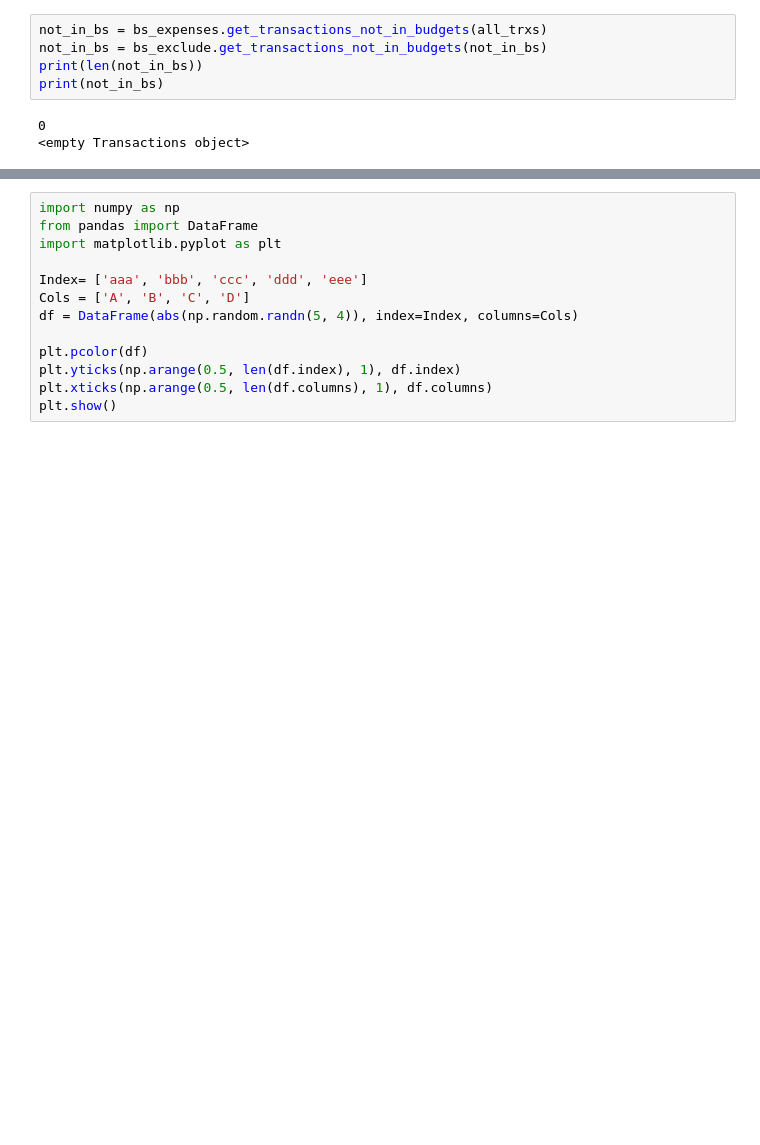
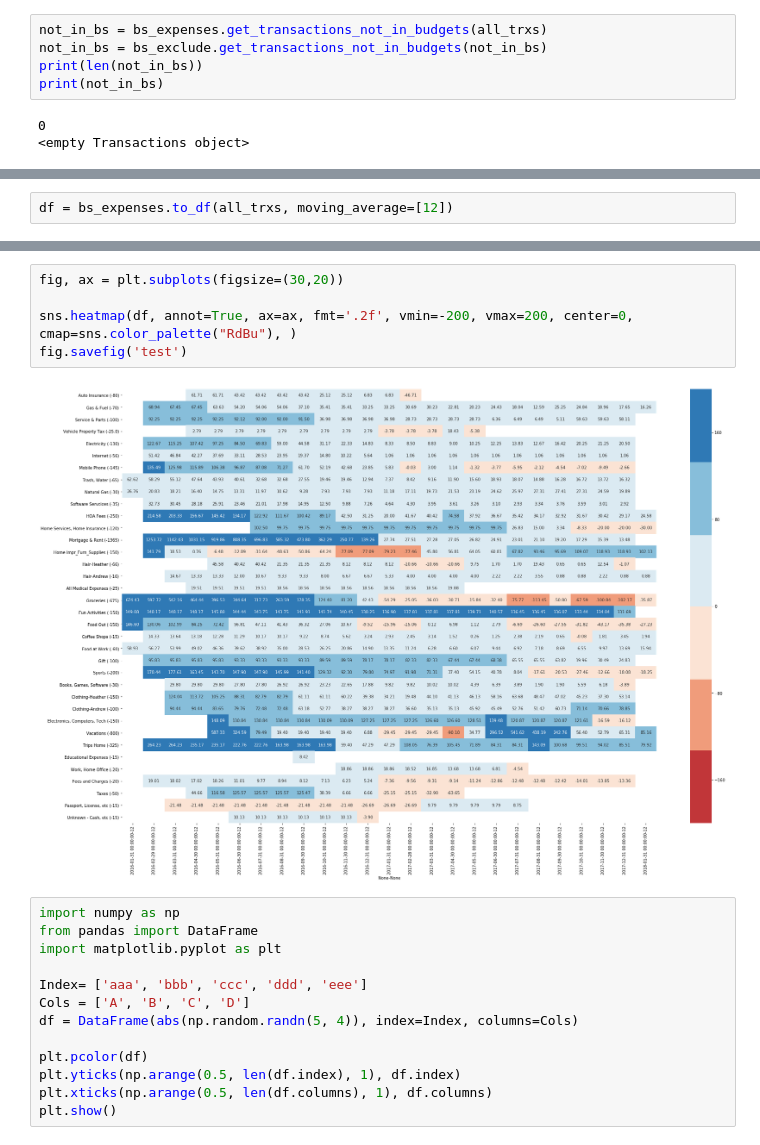
Before and after one commit to scribby182/Menthol, a Jupyter notebook: sandbox.ipynb, the cells around one changed output, grey strips where cells are left out. Cells and saved outputs as stored; diff of their text form; blank space fills up the shorter version.

```diff
--- a/sandbox.ipynb
+++ b/sandbox.ipynb
@@ -329,0 +159,2 @@ plt.close("all")
+# %%
+df = bs_expenses.to_df(all_trxs, moving_average=[12])
@@ -330,3 +183,10 @@ plt.close("all")
+# %%
+fig, ax = plt.subplots(figsize=(30,20))
+
+sns.heatmap(df, annot=True, ax=ax, fmt='.2f', vmin=-200, vmax=200, center=0, cmap=sns.color_palette("RdBu"), )
+fig.savefig('test')
+# %% [output]
+[figure, added]
 # %%
 import numpy as np
 from pandas import DataFrame
```
Also changed, not shown: parts of 28 cells of this notebook, 4 other files.
